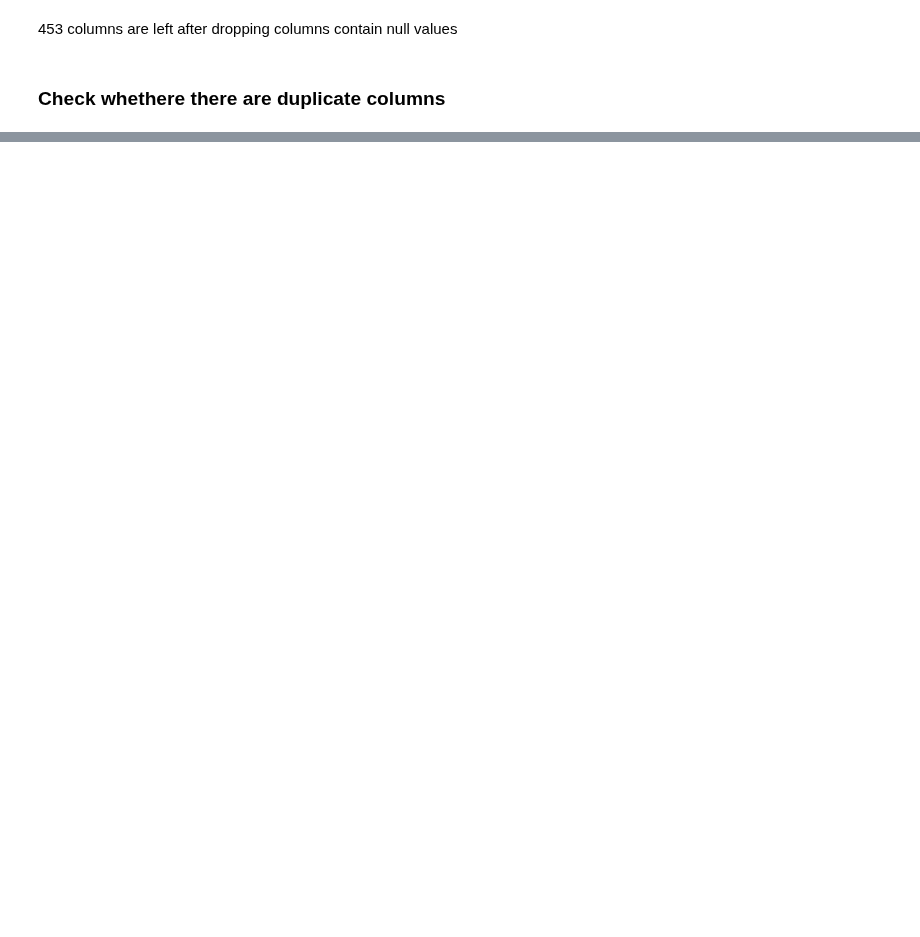
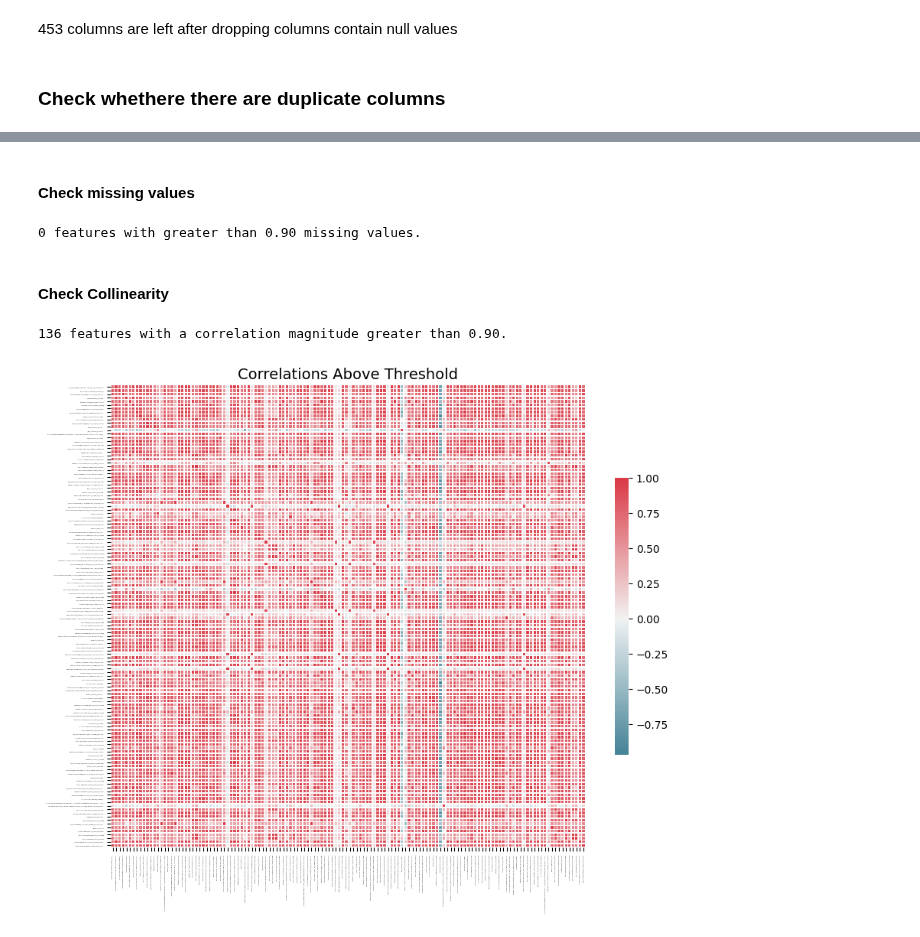
Before and after one commit to rnair7163/LabelMaster_Sales_Forecasting, a Jupyter notebook: EDA_books.ipynb, the cells around one changed output, grey strips where cells are left out. Cells and saved outputs as stored; diff of their text form; code cells hidden in the pictures; blank space fills up the shorter version.

Commit message:
Implemented feature selector

```diff
--- a/EDA_books.ipynb
+++ b/EDA_books.ipynb
@@ -141,0 +154,5 @@ corr_matrix = books.corr()
+# %%
+X = books.drop(columns='Sum of Sales')
+X.head()
+y = books['Sum of Sales']
+y
@@ -141,0 +173,18 @@ corr_matrix = books.corr()
+# %%
+fs=FeatureSelector(data=X, labels=y)
+# %% [markdown]
+#### Check missing values
+# %%
+fs.identify_missing(missing_threshold=0.9)
+# %% [output]
+0 features with greater than 0.90 missing values.
+# %% [markdown]
+#### Check Collinearity
+# %%
+fs.identify_collinear(correlation_threshold=0.9)
+# %% [output]
+136 features with a correlation magnitude greater than 0.90.
+# %%
+fs.plot_collinear()
+# %% [output]
+[figure, added]
```
Also changed, not shown: parts of 29 cells of this notebook.
